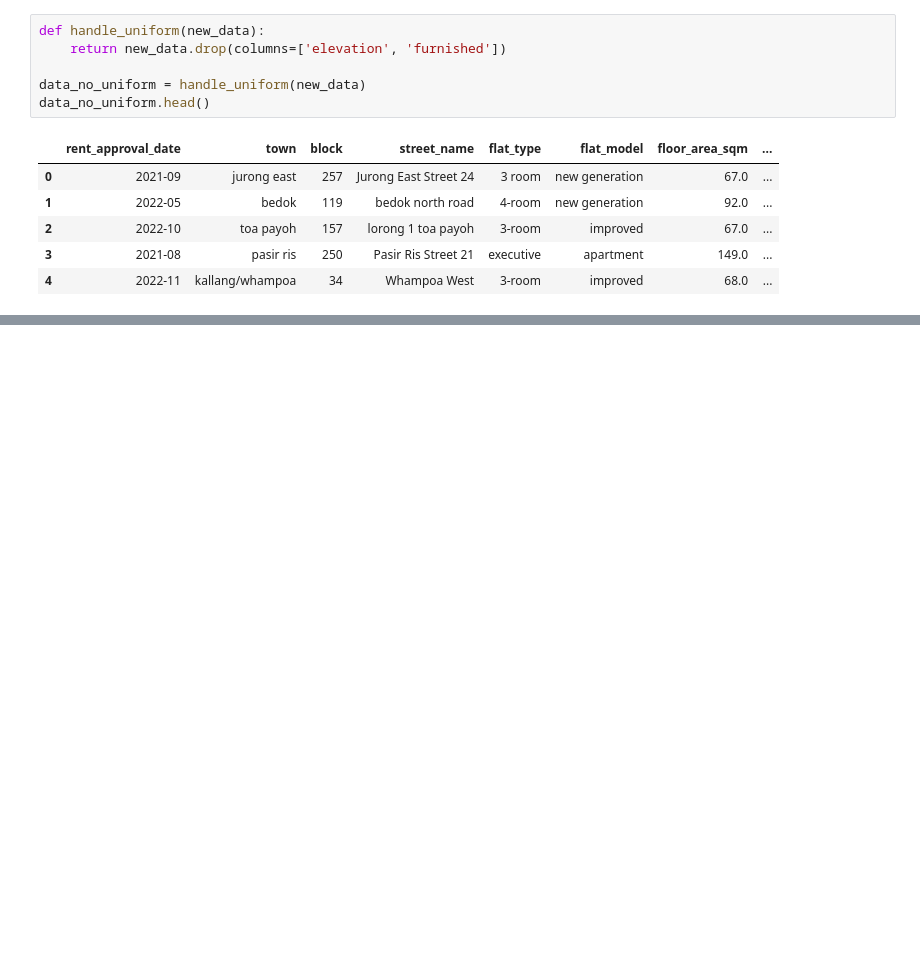
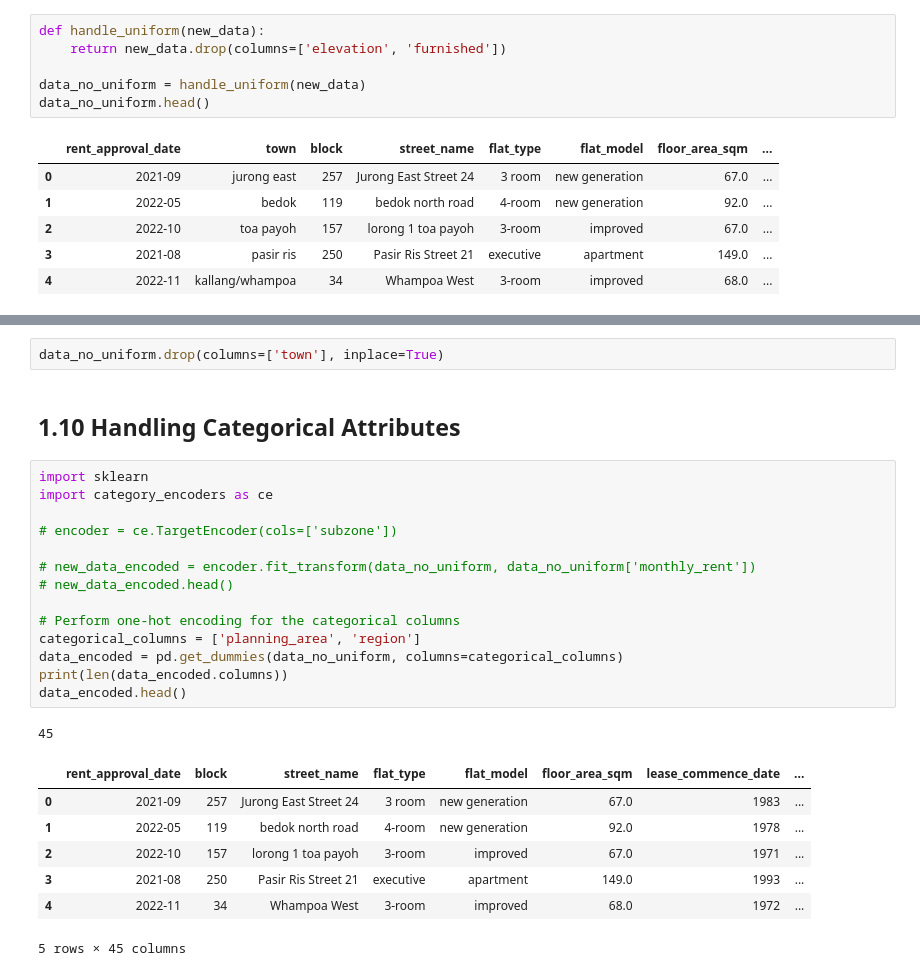
Before and after one commit to Andrewzhang217/CS5228, a Jupyter notebook: EDA.ipynb, the cells around one changed output, grey strips where cells are left out. Drawn from its saved outputs; the diff is of its cells as text; blank space fills up the shorter version.

Commit message:
Handle similar and categorical attributes

```diff
--- a/EDA.ipynb
+++ b/EDA.ipynb
@@ -161,0 +190,27 @@ data_no_uniform.head()
+# %%
+data_no_uniform.drop(columns=['town'], inplace=True)
+# %% [markdown]
+## 1.10 Handling Categorical Attributes
+# %%
+import sklearn
+import category_encoders as ce
+
+# encoder = ce.TargetEncoder(cols=['subzone'])
+
+# new_data_encoded = encoder.fit_transform(data_no_uniform, data_no_uniform['monthly_rent'])
+# new_data_encoded.head()
+
+# Perform one-hot encoding for the categorical columns
+categorical_columns = ['planning_area', 'region']
+data_encoded = pd.get_dummies(data_no_uniform, columns=categorical_columns)
+print(len(data_encoded.columns))
+data_encoded.head()
+# %% [output]
+45
+|  | rent_approval_date | block | street_name | flat_type | flat_model | floor_area_sqm | lease_commence_date | ... |
+| 0 | 2021-09 | 257 | Jurong East Street 24 | 3 room | new generation | 67.0 | 1983 | ... |
+| 1 | 2022-05 | 119 | bedok north road | 4-room | new generation | 92.0 | 1978 | ... |
+| 2 | 2022-10 | 157 | lorong 1 toa payoh | 3-room | improved | 67.0 | 1971 | ... |
+| 3 | 2021-08 | 250 | Pasir Ris Street 21 | executive | apartment | 149.0 | 1993 | ... |
+| 4 | 2022-11 | 34 | Whampoa West | 3-room | improved | 68.0 | 1972 | ... |
+5 rows × 45 columns
```
Also changed, not shown: parts of 4 cells of this notebook.
